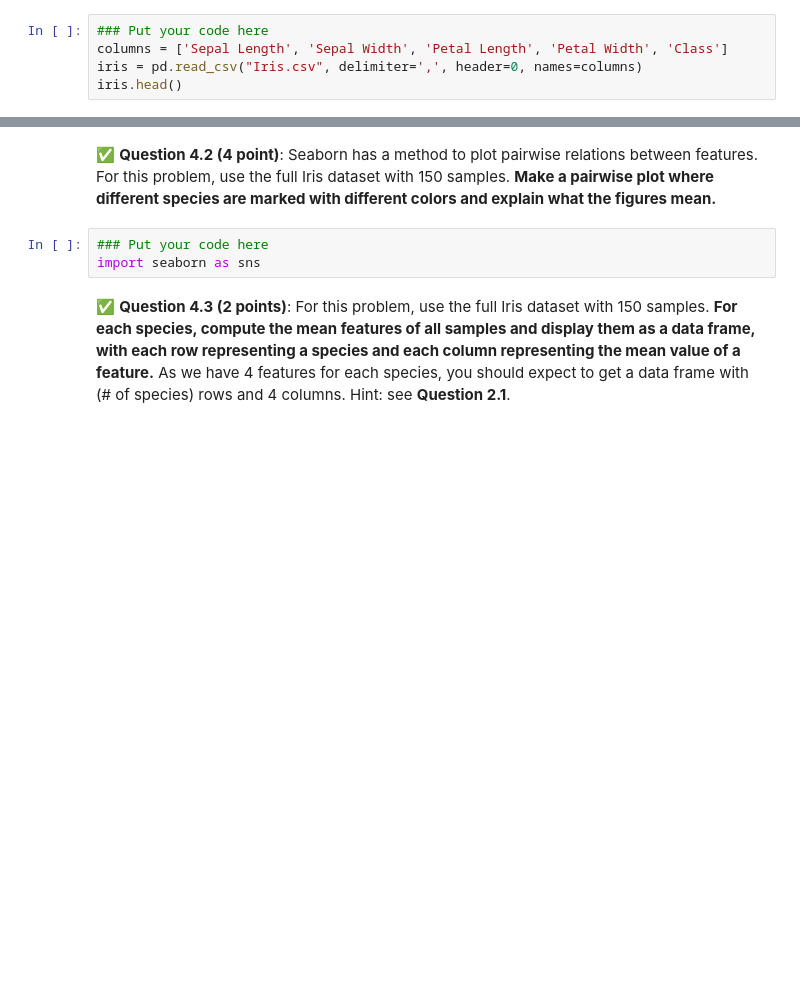
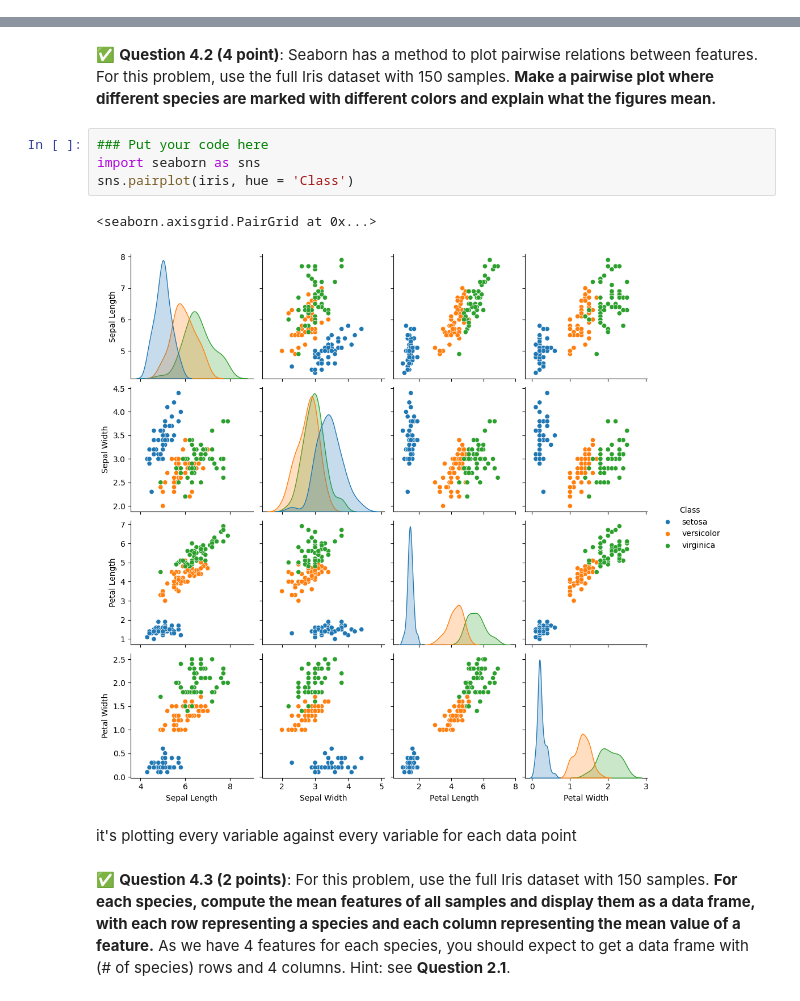
Before and after one commit to PCully03/cmse202-s24-turnin, a Jupyter notebook: hw-01/SS24-HW-01.ipynb, the cells around one changed output, grey strips where cells are left out. Saved outputs shown, nothing was run; the diff lists cells and outputs as text; blank space fills up the shorter version.

```diff
--- a/hw-01/SS24-HW-01.ipynb
+++ b/hw-01/SS24-HW-01.ipynb
@@ -379,8 +378,3 @@ iris.head()
 | 4 | 5.0 | 3.6 | 1.4 | 0.2 | setosa |
 # %% [markdown]
 &#9989; **Question 3.3 (2 points)**: **Construct a new data frame named "df_versi" that consists only of samples from the species "versicolor". How many samples do you see in this new data frame?** You can most easily do this with a mask, but you can use whatever method that works.
-# %%
-### Put your code here
-columns = ['Sepal Length', 'Sepal Width', 'Petal Length', 'Petal Width', 'Class']
-iris = pd.read_csv("Iris.csv", delimiter=',', header=0, names=columns)
-iris.head()
@@ -427,6 +433,12 @@ pip install --user seaborn
 # %%
 ### Put your code here
 import seaborn as sns
+sns.pairplot(iris, hue = 'Class')
+# %% [output]
+<seaborn.axisgrid.PairGrid at 0x...>
+[figure, added]
+# %% [markdown]
+it's plotting every variable against every variable for each data point
 # %% [markdown]
 &#9989; **Question 4.3 (2 points)**: For this problem, use the full Iris dataset with 150 samples. **For each species, compute the mean features of all samples and display them as a data frame, with each row representing a species and each column representing the mean value of a feature.** As we have 4 features for each species, you should expect to get a data frame with (# of species) rows and 4 columns. Hint: see **Question 2.1**.
 # %%
```
Also changed, not shown: parts of 9 cells of this notebook.
